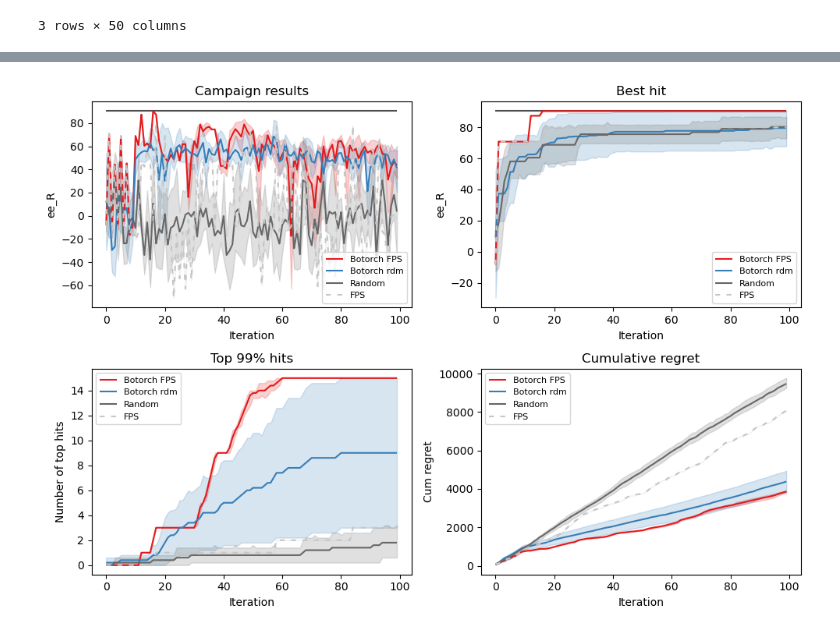
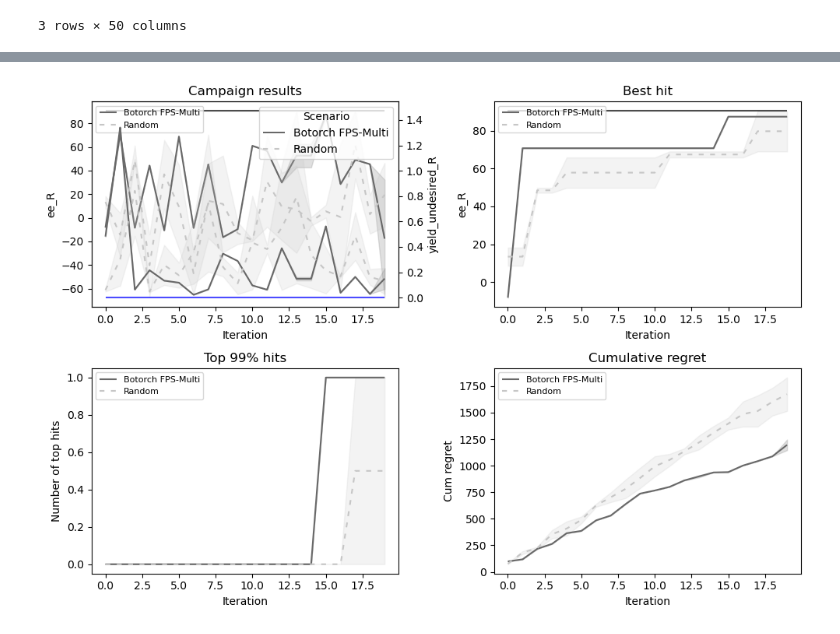
Before and after one commit to Lecmino/ai4chem-bo, a Jupyter notebook: bo_multiopt.ipynb, the cells around one changed output, grey strips where cells are left out. Drawn from its saved outputs; the diff is of its cells as text; code cells hidden in the pictures.

Commit message:
multiopt start

```diff
--- a/bo_multiopt.ipynb
+++ b/bo_multiopt.ipynb
@@ -38,7 +39,7 @@ reactant_1_descriptors.head(3)
 3 rows × 50 columns
 # %%
 from baybe.targets import NumericalTarget
-from baybe.objectives import SingleTargetObjective
+from baybe.objectives import ParetoObjective
 from baybe.parameters import CustomDiscreteParameter, SubstanceParameter
 from baybe.searchspace import SearchSpace
 
@@ -68,14 +69,18 @@ parameters = [
 
 searchspace = SearchSpace.from_product(parameters)
 
-target = NumericalTarget(
+target_1 = NumericalTarget(
     name="ee_R",
     mode="MAX",
 )
+target_2 = NumericalTarget(
+    name="yield_undesired_R",
+    mode="MIN",
+)
 
-objective = SingleTargetObjective(target=target)
 
-lookup = df[['reactant_1', 'catalyst_1', 'catalyst_2', 'ee_R']]
+objective = ParetoObjective(targets=[target_1, target_2])
+lookup = df[['reactant_1', 'catalyst_1', 'catalyst_2', 'ee_R', 'yield_undesired_R']]
 lookup.head(2)
 
 #print(searchspace)
@@ -94,8 +99,8 @@ from baybe.recommenders import (
     )
 
 BATCH_SIZE = 1
-N_DOE_ITERATIONS = 100
-N_MC_ITERATIONS = 5
+N_DOE_ITERATIONS = 20
+N_MC_ITERATIONS = 2
 
 botorch_fps_recommender = TwoPhaseMetaRecommender(
     initial_recommender=FPSRecommender(),  # farthest point sampling
@@ -103,22 +108,14 @@ botorch_fps_recommender = TwoPhaseMetaRecommender(
     switch_after=10,  # switch to Botorch after 10 iterations
     )
 
-botorch_rdm_recommender = TwoPhaseMetaRecommender(
-    initial_recommender=RandomRecommender(),  # farthest point sampling
-    recommender=BotorchRecommender(),  # Bayesian model-based optimization
-    switch_after=10,  # switch to Botorch after 10 iterations
-    )
 
-fps_recommender = FPSRecommender()
 random_recommender = RandomRecommender()
 
 botorch_fps_campaign = Campaign(searchspace=searchspace, objective=objective, recommender=botorch_fps_recommender)
-botorch_rdm_campaign = Campaign(searchspace=searchspace, objective=objective, recommender=botorch_rdm_recommender)
 
-fps_campaign = Campaign(searchspace=searchspace, objective=objective, recommender=fps_recommender)
 random_campaign = Campaign(searchspace=searchspace, objective=objective, recommender=random_recommender)
 
-scenarios = {"Botorch FPS": botorch_fps_campaign,"Botorch rdm": botorch_rdm_campaign, "Random": random_campaign, "FPS": fps_campaign}
+scenarios = {"Botorch FPS-Multi": botorch_fps_campaign, "Random": random_campaign}
 
 results = simulate_scenarios(
     scenarios,
@@ -146,6 +234,6 @@ results
 # %%
-from utils import plot_results
+#from utils import plot_results
 
-plot_results(results, lookup, figure_name= 'init_bo.png', nbr_controls=2)
+plot_results(results, lookup, figure_name= 'init_multibo.png', nbr_controls=2)
 # %% [output]
-[figure, old version]
+[figure, new version]
```
Also changed, not shown: parts of 4 cells of this notebook, 2 other files.
